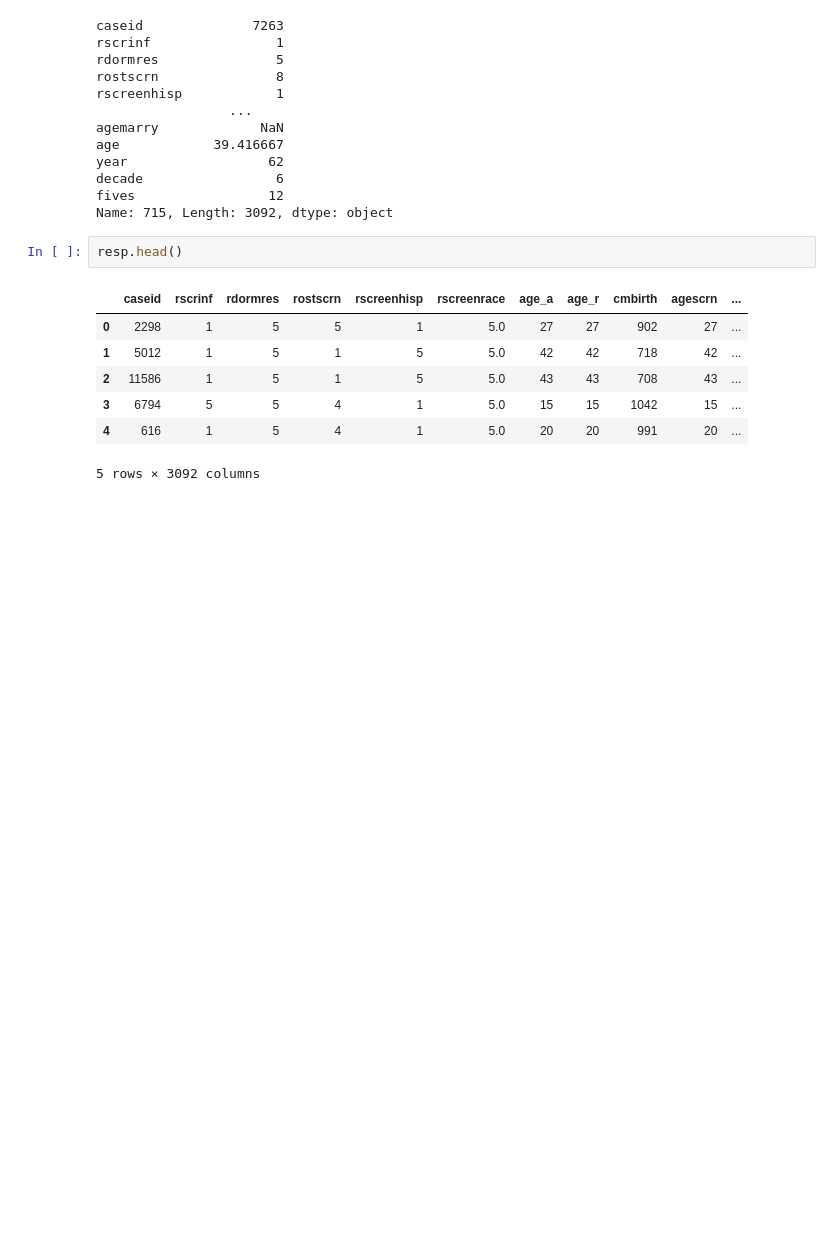
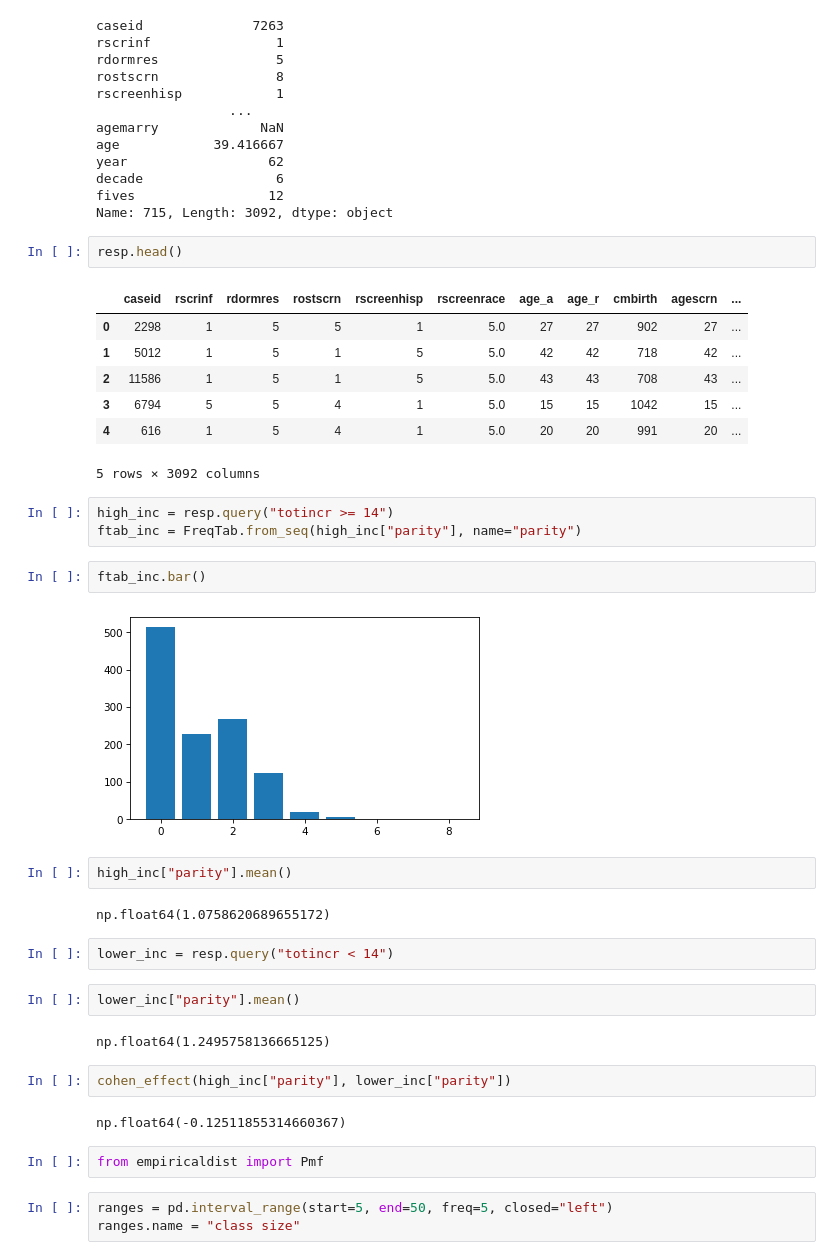
Before and after one commit to lochnes-007/EDA, a Jupyter notebook: nsfg.ipynb, the cells around one changed output. Cells and saved outputs as stored; diff of their text form; blank space fills up the shorter version.

Commit message:
Class size paradox

```diff
--- a/nsfg.ipynb
+++ b/nsfg.ipynb
@@ -458,3 +458,29 @@ resp.head()
 | 3 | 6794 | 5 | 5 | 4 | 1 | 5.0 | 15 | 15 | 1042 | 15 | ... |
 | 4 | 616 | 1 | 5 | 4 | 1 | 5.0 | 20 | 20 | 991 | 20 | ... |
 5 rows × 3092 columns
+# %%
+high_inc = resp.query("totincr >= 14")
+ftab_inc = FreqTab.from_seq(high_inc["parity"], name="parity")
+# %%
+ftab_inc.bar()
+# %% [output]
+[figure, added]
+# %%
+high_inc["parity"].mean()
+# %% [output]
+np.float64(1.0758620689655172)
+# %%
+lower_inc = resp.query("totincr < 14")
+# %%
+lower_inc["parity"].mean()
+# %% [output]
+np.float64(1.2495758136665125)
+# %%
+cohen_effect(high_inc["parity"], lower_inc["parity"])
+# %% [output]
+np.float64(-0.12511855314660367)
+# %%
+from empiricaldist import Pmf
+# %%
+ranges = pd.interval_range(start=5, end=50, freq=5, closed="left")
+ranges.name = "class size"
```
Also changed, not shown: parts of 15 cells of this notebook.
